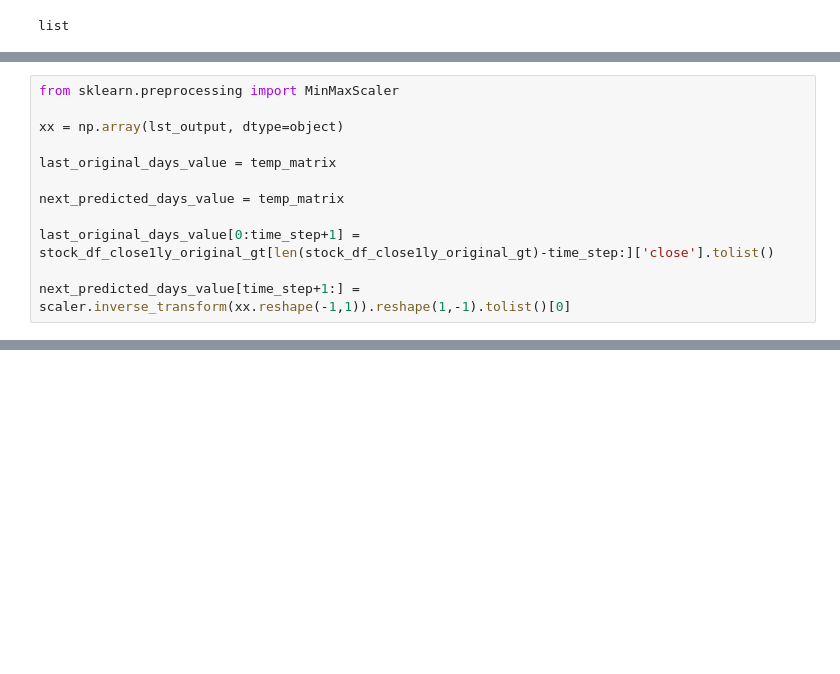
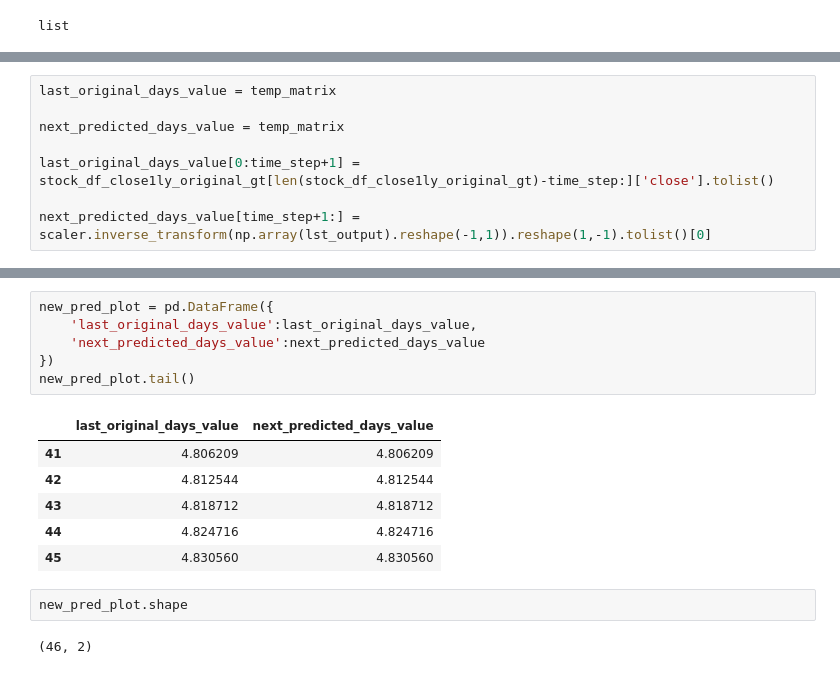
Before and after one commit to agnxsh/credit-suisse-gru-stock-pred-model, a Jupyter notebook: credit_suisse_with_gru.ipynb, the cells around one changed output, grey strips where cells are left out. Drawn from its saved outputs; the diff is of its cells as text; blank space fills up the shorter version.

```diff
--- a/credit_suisse_with_gru.ipynb
+++ b/credit_suisse_with_gru.ipynb
@@ -561,12 +566,8 @@ list
 # %%
-from sklearn.preprocessing import MinMaxScaler
-
-xx = np.array(lst_output, dtype=object)
-
 last_original_days_value = temp_matrix
 
 next_predicted_days_value = temp_matrix
 
 last_original_days_value[0:time_step+1] = stock_df_close1ly_original_gt[len(stock_df_close1ly_original_gt)-time_step:]['close'].tolist()
 
-next_predicted_days_value[time_step+1:] = scaler.inverse_transform(xx.reshape(-1,1)).reshape(1,-1).tolist()[0]
+next_predicted_days_value[time_step+1:] = scaler.inverse_transform(np.array(lst_output).reshape(-1,1)).reshape(1,-1).tolist()[0]
@@ -574,0 +614,17 @@ ValueError: ignored
+# %%
+new_pred_plot = pd.DataFrame({
+    'last_original_days_value':last_original_days_value,
+    'next_predicted_days_value':next_predicted_days_value
+})
+new_pred_plot.tail()
+# %% [output]
+|  | last_original_days_value | next_predicted_days_value |
+| 41 | 4.806209 | 4.806209 |
+| 42 | 4.812544 | 4.812544 |
+| 43 | 4.818712 | 4.818712 |
+| 44 | 4.824716 | 4.824716 |
+| 45 | 4.830560 | 4.830560 |
+# %%
+new_pred_plot.shape
+# %% [output]
+(46, 2)
```
Also changed, not shown: parts of 18 cells of this notebook.
